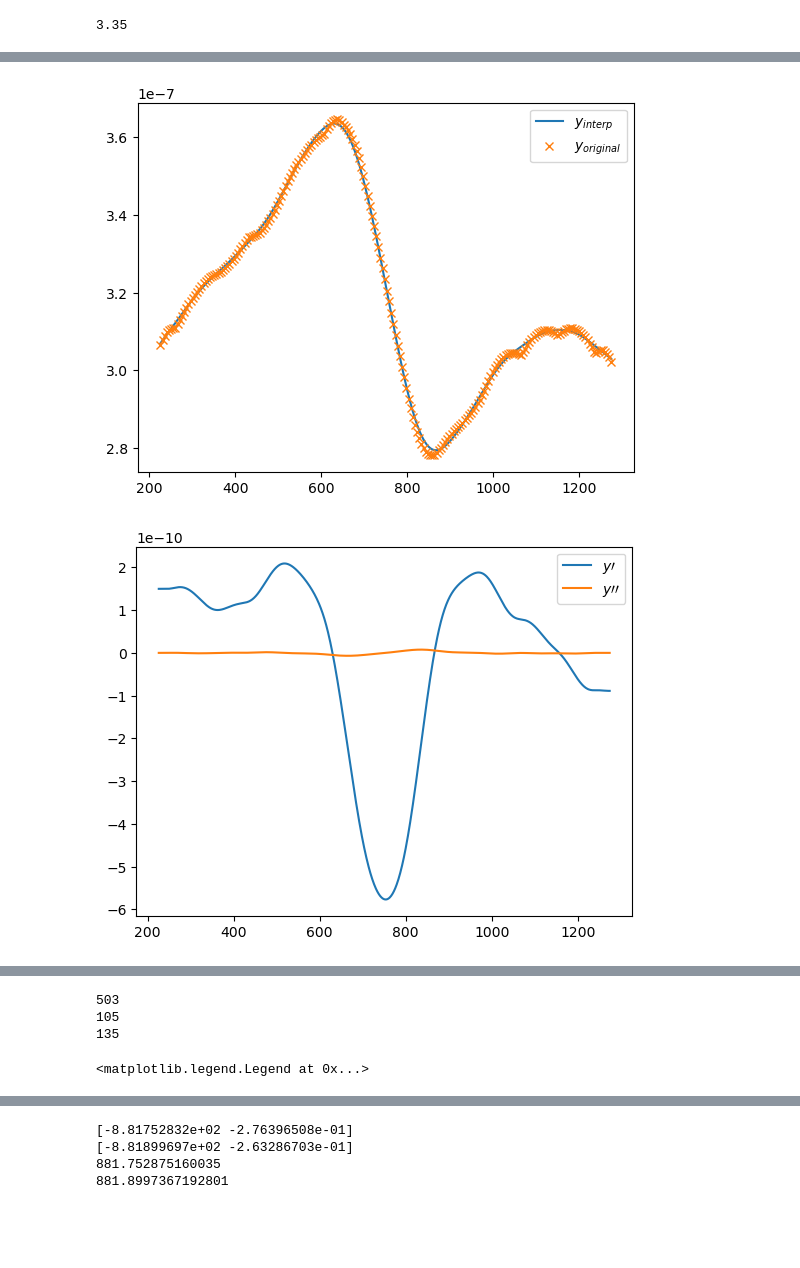
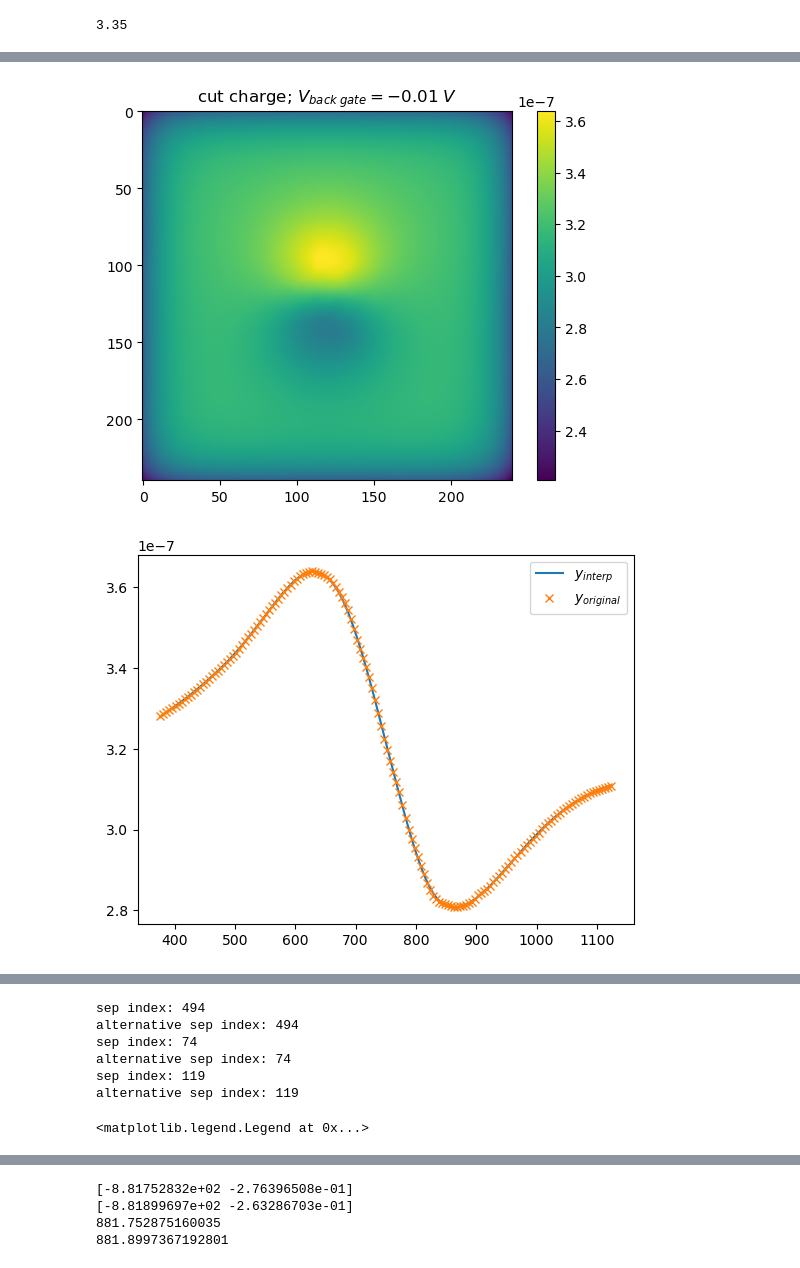
Before and after one commit to bastistoeck/Projektarbeit-1, a Jupyter notebook: class_testing.ipynb, the cells around one changed output, grey strips where cells are left out. Cells and saved outputs as stored; diff of their text form; code cells hidden in the pictures; blank space fills up the shorter version.

Commit message:
tested improvements to find separation

```diff
--- a/class_testing.ipynb
+++ b/class_testing.ipynb
@@ -75,8 +75,8 @@ print(blg_grapheneheight)
 # %% [output]
 3.35
 # %%
-vac_box_width = 200 * nm
-height_bottom = 50 * nm
+vac_box_width = 250 #700 * nm
+height_bottom = 15 * nm
 height_top = height_bottom
 vac_box_width = height_bottom * 10 # box width is 10 times hbn thickness
 dipole_moment_debye = 40
@@ -91,7 +91,9 @@ dipole_d = 3 * benzen_diameter
 
 #back_gate = 0.004081632653061218 # sus
 back_gate = -0.01
-max_h = vac_box_width/15 * 2 #vac_box_width/10
+max_h = vac_box_width/15 #vac_box_width/15
+hbn_maxh = 0.8
+blg_maxh = 0.3
 
 fem_n = 300
 epsilon_z = 1e-4
@@ -211,13 +213,17 @@ y_cut = induced_charge[:,middle_index]
 
 
 # cut boundaries; finite size effects; 10% is removed
-cut_percentage = 0.1
+cut_percentage = 0.2
 cut_index = int(cut_percentage/2 * induced_charge.shape[0])
 induced_charge = induced_charge[cut_index:fem_n - cut_index, cut_index:fem_n - cut_index]
 #y_cut = y_cut[cut_index:fem_n - cut_index]
+plt.imshow(induced_charge)
+plt.title(f'cut charge; $V_{{back\\;gate}}={back_gate}\\;V$')
+plt.colorbar()
+plt.show()
 
 # find separation
-larger_cut_percentage = 0.3
+larger_cut_percentage = 0.5
 larger_cut_index = int(larger_cut_percentage/2 * fem_n)
 y_cut = y_cut[larger_cut_index:fem_n - larger_cut_index]
 
@@ -231,7 +237,7 @@ x = np.linspace(0, x_max, fem_n)
 x = x[larger_cut_index:fem_n - larger_cut_index]
 
 
-spline = interpolate.make_smoothing_spline(x, y_cut, lam=100000)
+spline = interpolate.make_smoothing_spline(x, y_cut, lam=10000)
 x_new = np.linspace(x[0], x[-1], 1000)
 
 y_interp = spline(x_new)
@@ -246,37 +252,45 @@ plt.legend()
 plt.show()
 
 plt.plot(x_new, y_prime, label='$y\\prime$')
 plt.plot(x_new, y_double_prime, label='$y\\prime \\prime$')
 plt.legend()
 plt.show()
 
 
 max_index = np.argmax(y_double_prime)
 min_index = np.argmin(y_double_prime)
 
 if max_index < min_index:
     sep_index = max_index + np.argmin(abs(y_double_prime[max_index:min_index]))
 elif min_index < max_index:
     sep_index = min_index + np.argmin(abs(y_double_prime[min_index:max_index]))
-print(sep_index)
-#print(x_new[np.argmin(y_prime)])
-#print(x_new[sep_index])
+
+sep_index_alt = np.argmax(abs(y_prime))
+print(f'sep index: {sep_index}')
+print(f'alternative sep index: {sep_index_alt}')
+
 # bring sep_index back to original fem_n
 sep_index = np.argmin(abs(x - x_new[sep_index]))
-print(sep_index)
+sep_index_alt = np.argmin(abs(x - x_new[sep_index_alt]))
+
+print(f'sep index: {sep_index}')
+print(f'alternative sep index: {sep_index_alt}')
 sep_index_final = larger_cut_index - cut_index + sep_index
-print(sep_index_final)
+sep_index_alt_final = larger_cut_index - cut_index + sep_index_alt
+print(f'sep index: {sep_index_final}')
+print(f'alternative sep index: {sep_index_alt_final}')
 
 # split charge array
 top_charge = induced_charge[:sep_index_final, :]
 bot_charge = induced_charge[sep_index_final:, :]
 
 
 plt.plot(y_cut)
 plt.vlines(sep_index, np.min(y_cut), np.max(y_cut), color='r', label='separation')
+plt.vlines(sep_index_alt, np.min(y_cut), np.max(y_cut), color='b', label='separation alternative')
 #plt.hlines(mean, 0, len(y_cut), color='g', label='mean')
 plt.title(f'$y_{{cut}}$ of $\\rho(\\vec{{r}})$ for back gate $V_{{back\\;gate}}={back_gate} \\; V$')
 plt.legend()
 # %% [output]
-[figure, old version]
+[figure, new version]
-[figure, old version]
+[figure, new version]
@@ -283,4 +298,7 @@ plt.legend()
-503
-105
-135
+sep index: 494
+alternative sep index: 494
+sep index: 74
+alternative sep index: 74
+sep index: 119
+alternative sep index: 119
 <matplotlib.legend.Legend at 0x...>
```
Also changed, not shown: parts of 7 cells of this notebook, 2 other files.
